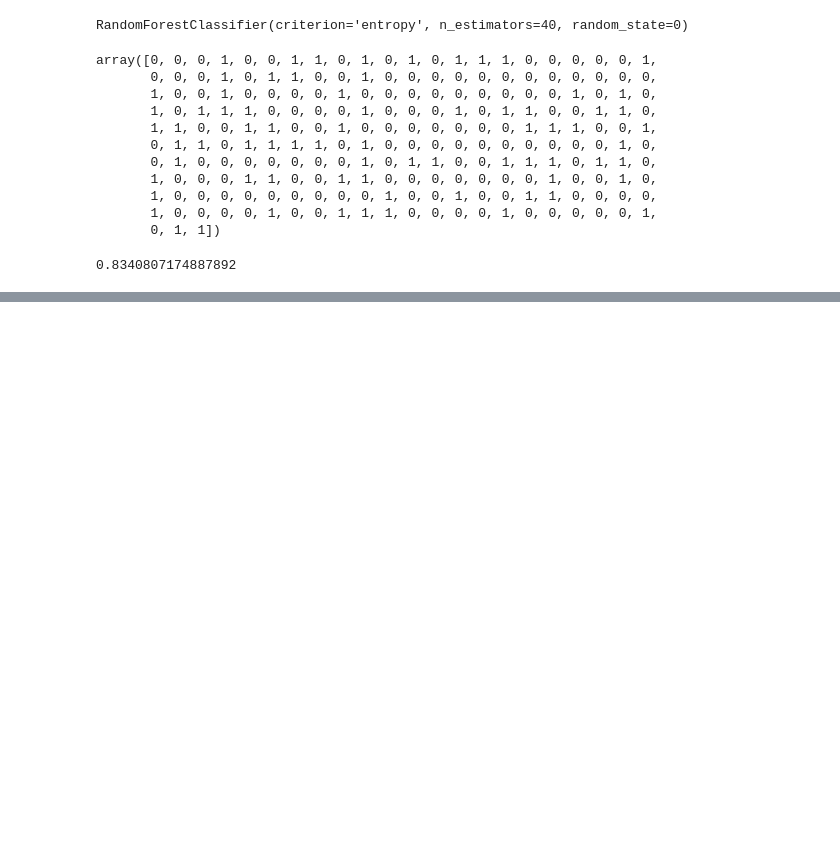
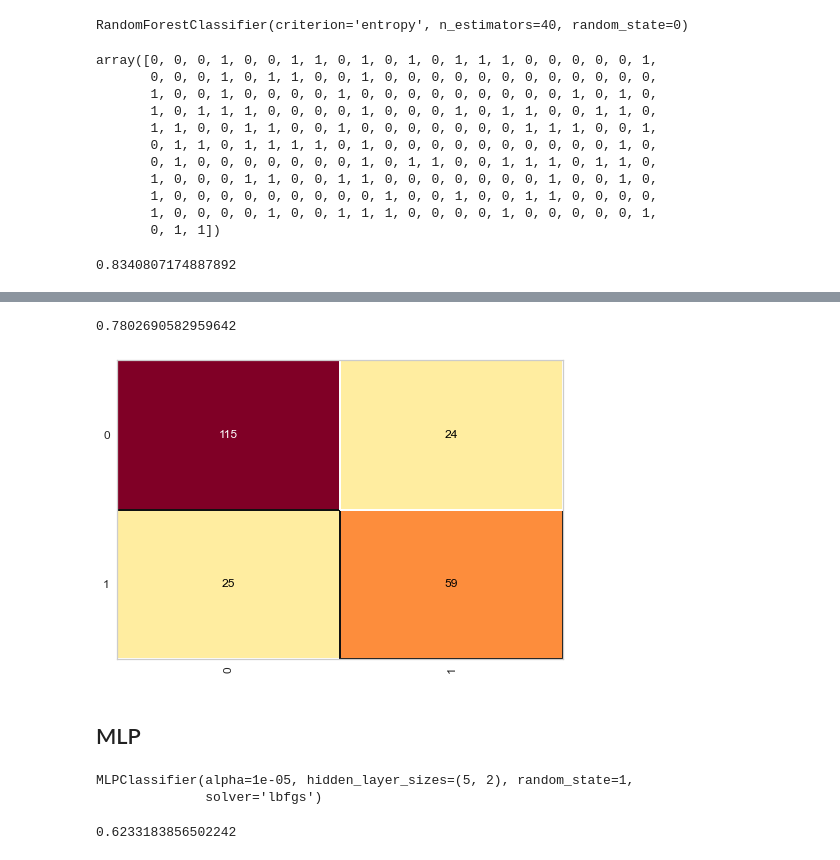
Before and after one commit to alexiagabrielly/titanic-challenge, a Jupyter notebook: titanic.ipynb, the cells around one changed output, grey strips where cells are left out. Cells and saved outputs as stored; diff of their text form; code cells hidden in the pictures; blank space fills up the shorter version.

```diff
--- a/titanic.ipynb
+++ b/titanic.ipynb
@@ -398,0 +419,15 @@ YellowbrickTypeError: This estimator is not a classifier; try a regression or cl
+# %%
+cm = ConfusionMatrix(svm_titanic)
+cm.fit(X_treinamento, y_treinamento)
+cm.score(X_teste, y_teste)
+# %% [output]
+0.7802690582959642
+[figure, added]
+# %% [markdown]
+## MLP
+# %%
+mlp_titanic = MLPClassifier(solver='lbfgs', alpha=1e-5, hidden_layer_sizes=(5, 2), random_state=1)
+mlp_titanic.fit(X_treinamento, y_treinamento)
+# %% [output]
+MLPClassifier(alpha=1e-05, hidden_layer_sizes=(5, 2), random_state=1,
+              solver='lbfgs')
@@ -398,0 +436,5 @@ YellowbrickTypeError: This estimator is not a classifier; try a regression or cl
+# %%
+mlp_score = accuracy_score(y_teste, mlp_predict)
+mlp_score
+# %% [output]
+0.6233183856502242
```
Also changed, not shown: parts of 19 cells of this notebook.
